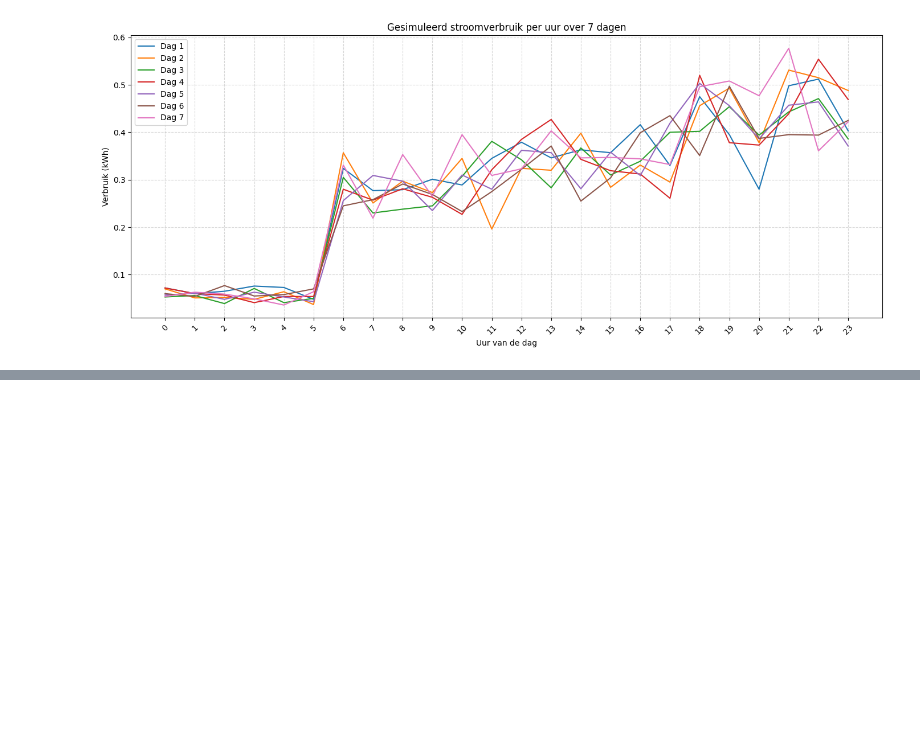
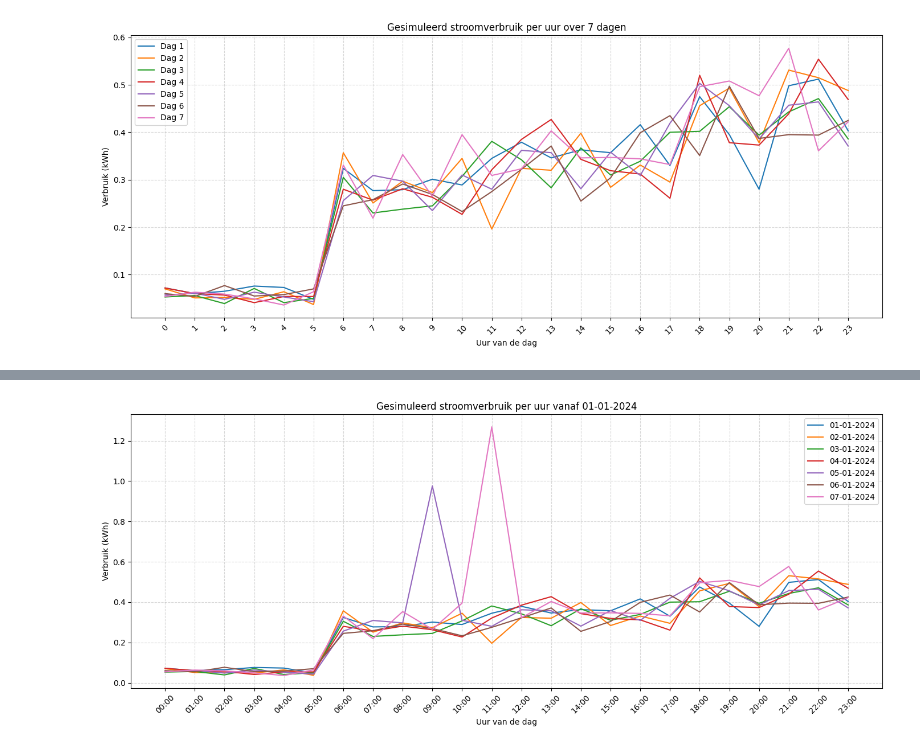
Before and after one commit to BJHeemskerk/P2P-microgrid-simulation, a Jupyter notebook: energie_consumptie_N.ipynb, the cells around one changed output, grey strips where cells are left out. Drawn from its saved outputs; the diff is of its cells as text; code cells hidden in the pictures; blank space fills up the shorter version.

Commit message:
outliers en datum toegevoegd aan consumptie data

```diff
--- a/energie_consumptie_N.ipynb
+++ b/energie_consumptie_N.ipynb
@@ -197,0 +218,82 @@ plt.show()
+# %%
+import numpy as np
+import pandas as pd
+import matplotlib.pyplot as plt
+
+# Instellingen
+gemiddeld_verbruik = 6.8  # kWh per dag
+dagen = 7  # aantal dagen simuleren
+outliers_per_week = 2  # aantal dagen met extra verbruik
+startdatum = pd.to_datetime("01-01-2024")  # begin van simulatie
+
+dagdelen = {
+    'nacht': {'uren': range(0, 6), 'percentage': 0.05},
+    'ochtend': {'uren': range(6, 12), 'percentage': 0.25},
+    'middag': {'uren': range(12, 18), 'percentage': 0.30},
+    'avond': {'uren': range(18, 24), 'percentage': 0.40},
+}
+
+def simuleer_dag(seed=None):
+    if seed is not None:
+        np.random.seed(seed)
+
+    basisverbruik = np.zeros(24)
+    for blok, info in dagdelen.items():
+        uren = info['uren']
+        totaal_in_blok = info['percentage'] * gemiddeld_verbruik
+        per_uur = totaal_in_blok / len(uren)
+        for uur in uren:
+            basisverbruik[uur] = per_uur
+
+    afwijking = np.random.normal(loc=1.0, scale=0.15, size=24)
+    verbruik = basisverbruik * afwijking
+    return verbruik
+
+# Simulatie
+data = []
+np.random.seed(np.random.choice(range(1000)))
+outlier_dagen = np.random.choice(range(dagen), size=outliers_per_week, replace=False)
+outlier_info = []
+
+for dag in range(dagen):
+    datum = (startdatum + pd.Timedelta(days=dag)).strftime("%d-%m-%Y")
+    verbruik_per_uur = simuleer_dag(seed=dag)
+
+    if dag in outlier_dagen:
+        uur = np.random.randint(6, 23)
+        extra_verbruik = np.random.uniform(0.5, 1.5)
+        verbruik_per_uur[uur] += extra_verbruik
+        outlier_info.append((datum, uur, extra_verbruik))
+
+    totaal = verbruik_per_uur.sum()
+    dag_data = {
+        'datum': datum,
+        **{f'{uur:02d}:00': round(verbruik_per_uur[uur], 3) for uur in range(24)},
+        'totaal_kWh': round(totaal, 3)
+    }
+    data.append(dag_data)
+
+# DataFrame maken
+df = pd.DataFrame(data)
+
+# Print outliers
+print("Outliers toegevoegd op:")
+for d, u, v in outlier_info:
+    print(f"- {d}, uur {u:02d}:00 → +{v:.2f} kWh")
+
+# Plotten
+plt.figure(figsize=(14, 6))
+for i, row in df.iterrows():
+    uren = [f'{h:02d}:00' for h in range(24)]
+    waarden = [row[uur] for uur in uren]
+    plt.plot(range(24), waarden, label=row['datum'])
+
+plt.xticks(range(24), uren, rotation=45)
+plt.xlabel("Uur van de dag")
+plt.ylabel("Verbruik (kWh)")
+plt.title(f"Gesimuleerd stroomverbruik per uur vanaf {startdatum.strftime('%d-%m-%Y')}")
+plt.legend()
+plt.grid(True, linestyle='--', alpha=0.5)
+plt.tight_layout()
+plt.show()
+# %% [output]
@@ -197,0 +303 @@ plt.show()
+[figure, added]
```
Also changed, not shown: parts of 3 cells of this notebook.
